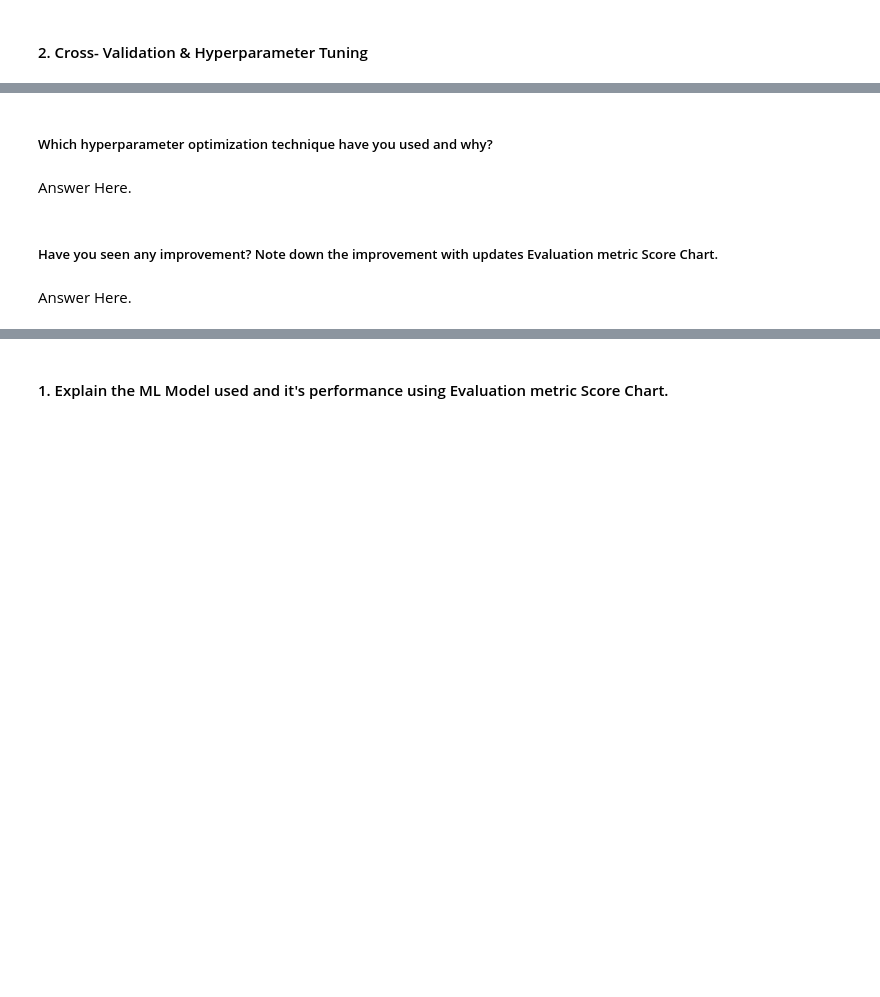
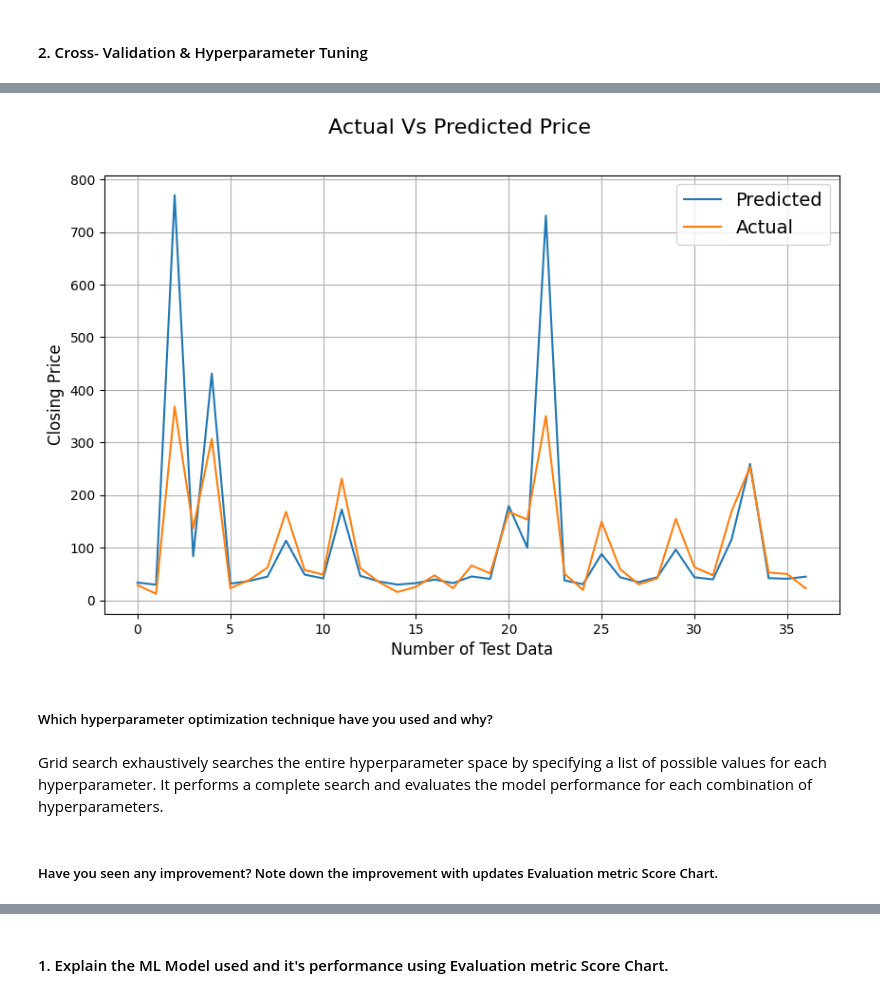
Before and after one commit to kashifkhan9555/Yes_Bank_Closing_price_prediction, a Jupyter notebook: Yes_Bank_Closing_price_prediction.ipynb, the cells around one changed output, grey strips where cells are left out. Cells and saved outputs as stored; diff of their text form; code cells hidden in the pictures; blank space fills up the shorter version.

```diff
--- a/Yes_Bank_Closing_price_prediction.ipynb
+++ b/Yes_Bank_Closing_price_prediction.ipynb
@@ -1140,0 +1106,5 @@ plt.show()
+# %%
+lasso =Lasso()
+parameters ={'alpha': [1e-15, 1e-13,1e-10,1e-8,1e-5,1e-4,1e-3,1e-2,1e-1,1,5,10,20,30,40,45,50,55,60,100]}
+lasso_regressor = GridSearchCV(lasso, parameters,scoring = 'neg_mean_squared_error', cv = 3, return_train_score=True)
+lasso_regressor.fit(X_train, y_train)
@@ -1140,0 +1131,4 @@ plt.show()
+# %%
+# Prediction of test data .
+y_pred_lasso1 = lasso_regressor.predict(X_test)
+y_pred_lasso
@@ -1141,8 +1144,17 @@ plt.show()
+# %%
+plt.figure(figsize=(10,6))
+plt.plot(10**(y_pred_lasso1))
+plt.plot(10**(np.array(y_test)))
+plt.suptitle('Actual Vs Predicted Price', fontsize= 16)
+plt.legend(["Predicted","Actual"], fontsize=14)
+plt.xlabel('Number of Test Data', fontsize =12)
+plt.ylabel('Closing Price', fontsize =12)
+plt.grid()
+# %% [output]
+[figure, added]
 # %% [markdown]
 ##### Which hyperparameter optimization technique have you used and why?
-# %% [markdown]
-Answer Here.
+# %% [markdown]
+Grid search exhaustively searches the entire hyperparameter space by specifying a list of possible values for each hyperparameter. It performs a complete search and evaluates the model performance for each combination of hyperparameters.
 # %% [markdown]
 ##### Have you seen any improvement? Note down the improvement with updates Evaluation metric Score Chart.
-# %% [markdown]
-Answer Here.
```
Also changed, not shown: parts of 41 cells of this notebook.
